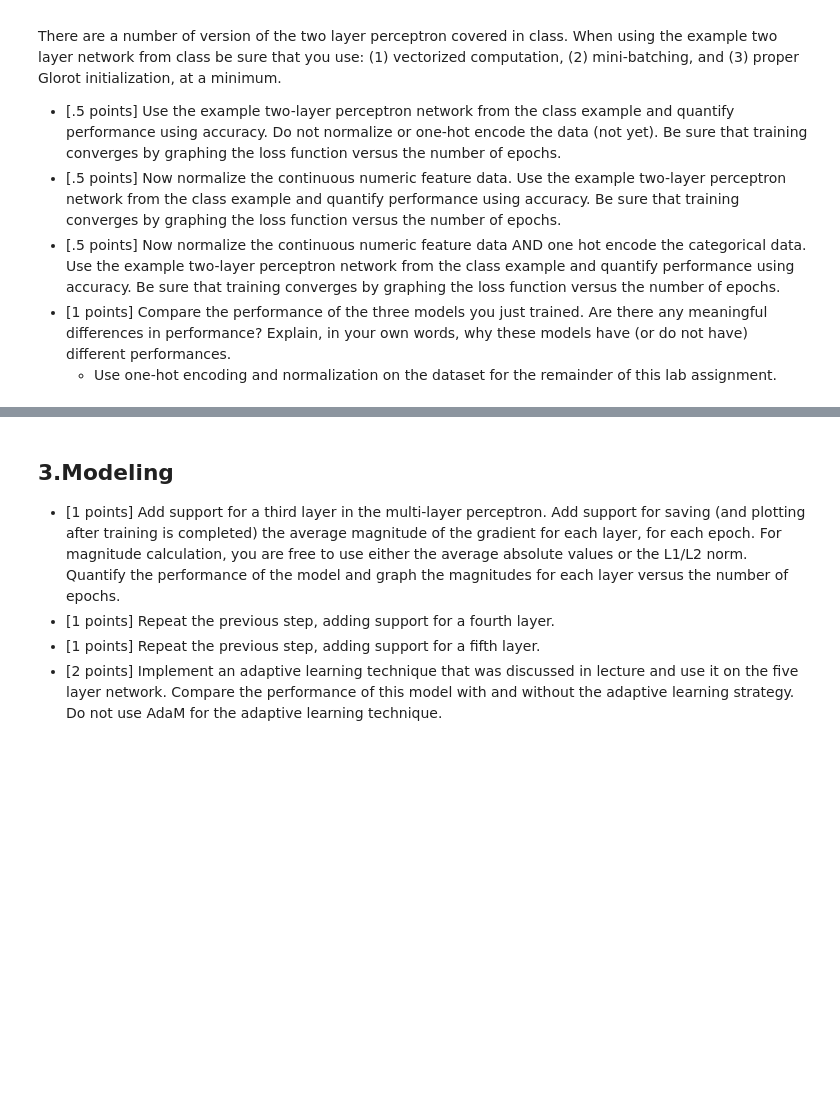
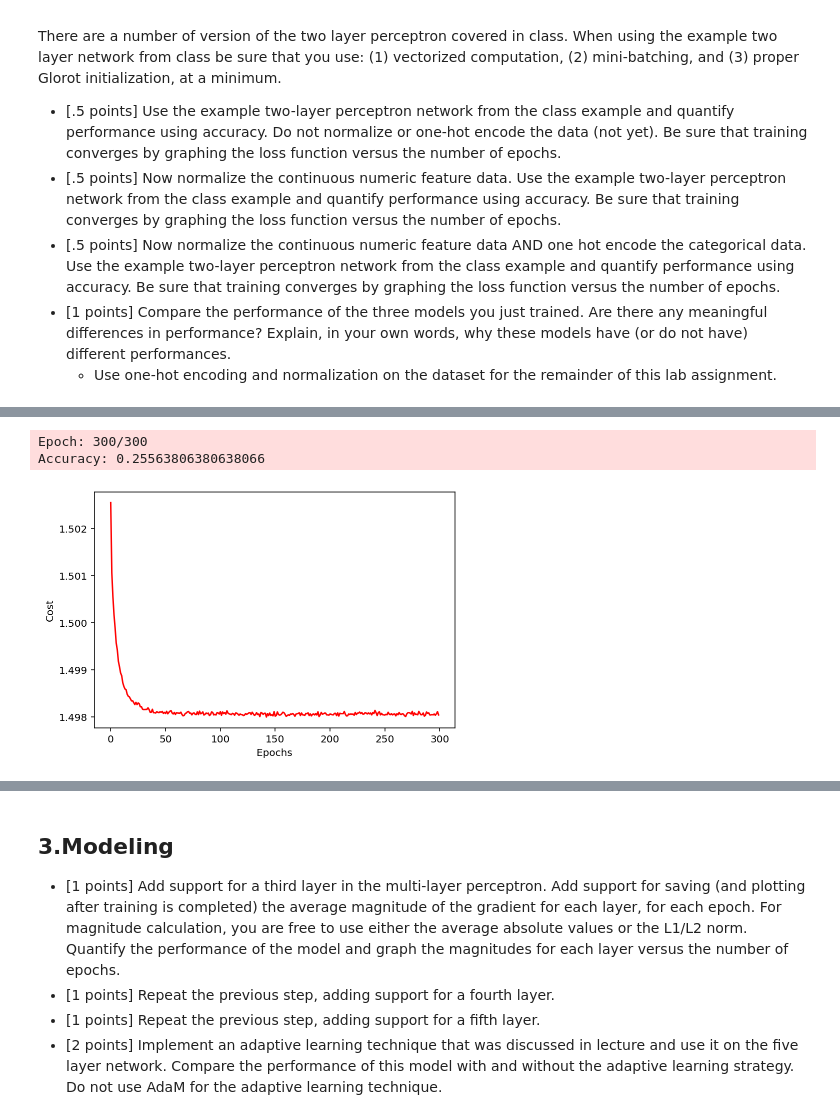
Before and after one commit to amor-tsai/MachineLearningNotebooks, a Jupyter notebook: Lab4.ipynb, the cells around one changed output, grey strips where cells are left out. Cells and saved outputs as stored; diff of their text form; code cells hidden in the pictures; blank space fills up the shorter version.

```diff
--- a/Lab4.ipynb
+++ b/Lab4.ipynb
@@ -198,0 +412,13 @@ There are a number of version of the two layer perceptron covered in class. When
+# %%
+%%time
+params['epochs'] = 300
+params['l2']=1e-2
+nn2 = TwoLayerPerceptron(**params)
+nn2.fit(X_train, y_train, print_progress=1)
+print()
+print('Accuracy:',accuracy_score(y_test,nn2.predict(X_test)))
+nn2.graph_loss_function()
+# %% [output]
+Epoch: 300/300
+Accuracy: 0.25563806380638066
+[figure, added]
```
Also changed, not shown: parts of 36 cells of this notebook.
